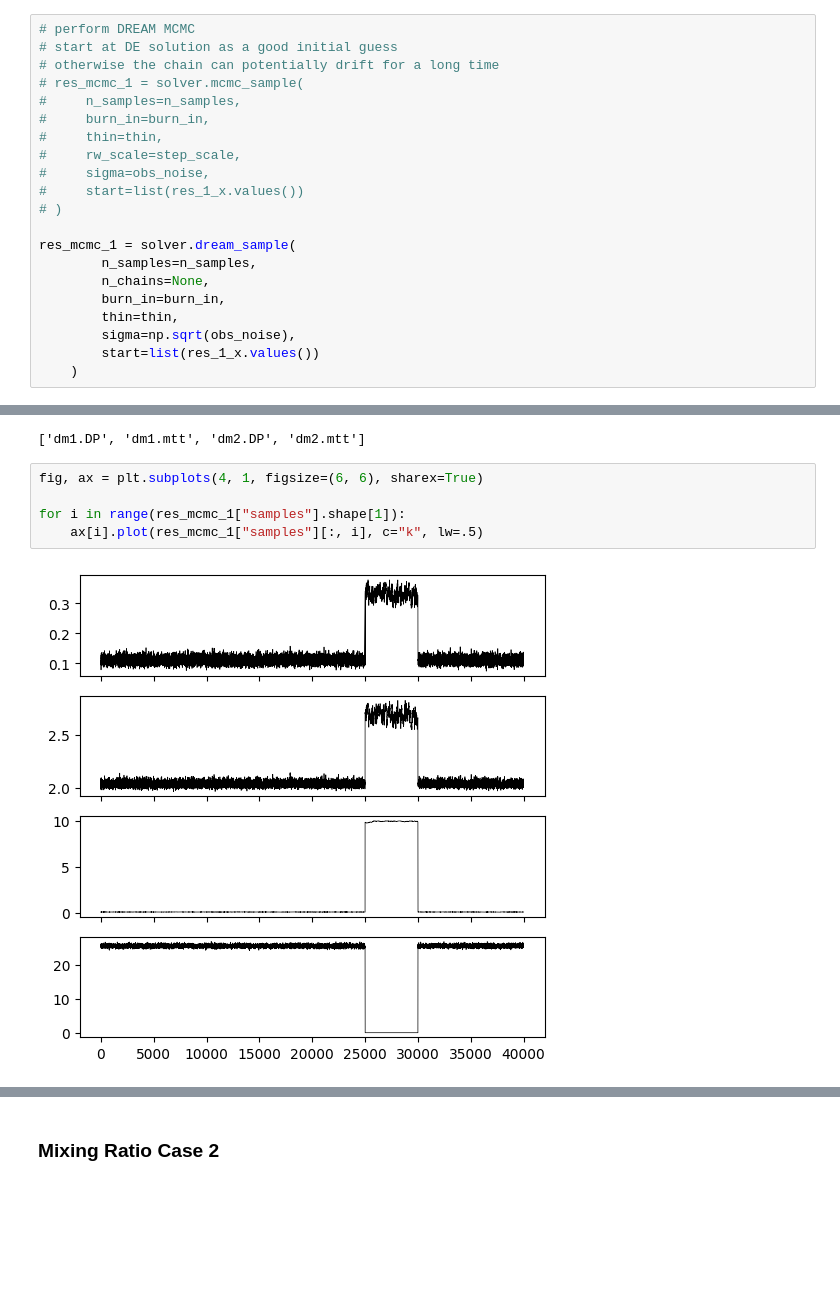
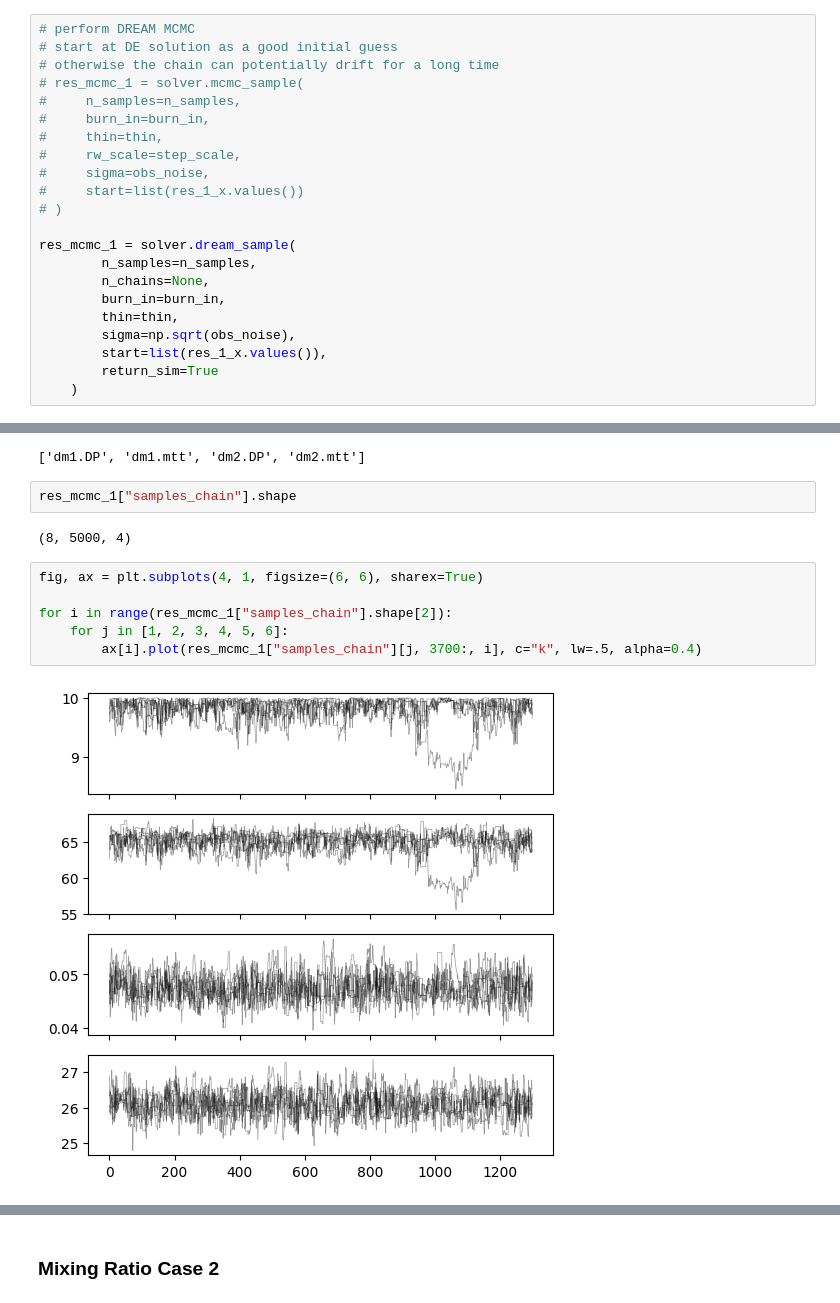
Before and after one commit to iGW-TU-Dresden/PyTracerLab, a Jupyter notebook: docs/examples/example_09.ipynb, the cells around one changed output, grey strips where cells are left out. Cells and saved outputs as stored; diff of their text form; blank space fills up the shorter version.

```diff
--- a/docs/examples/example_09.ipynb
+++ b/docs/examples/example_09.ipynb
@@ -973,16 +973,22 @@ res_mcmc_1 = solver.dream_sample(
         burn_in=burn_in,
         thin=thin,
         sigma=np.sqrt(obs_noise),
-        start=list(res_1_x.values())
+        start=list(res_1_x.values()),
+        return_sim=True
     )
 # %%
 m1.param_keys()
 # %% [output]
 ['dm1.DP', 'dm1.mtt', 'dm2.DP', 'dm2.mtt']
+# %%
+res_mcmc_1["samples_chain"].shape
+# %% [output]
+(8, 5000, 4)
 # %%
 fig, ax = plt.subplots(4, 1, figsize=(6, 6), sharex=True)
 
-for i in range(res_mcmc_1["samples"].shape[1]):
-    ax[i].plot(res_mcmc_1["samples"][:, i], c="k", lw=.5)
+for i in range(res_mcmc_1["samples_chain"].shape[2]):
+    for j in [1, 2, 3, 4, 5, 6]:
+        ax[i].plot(res_mcmc_1["samples_chain"][j, 3700:, i], c="k", lw=.5, alpha=0.4)
 # %% [output]
-[figure, old version]
+[figure, new version]
```
Also changed, not shown: parts of 8 cells of this notebook.
